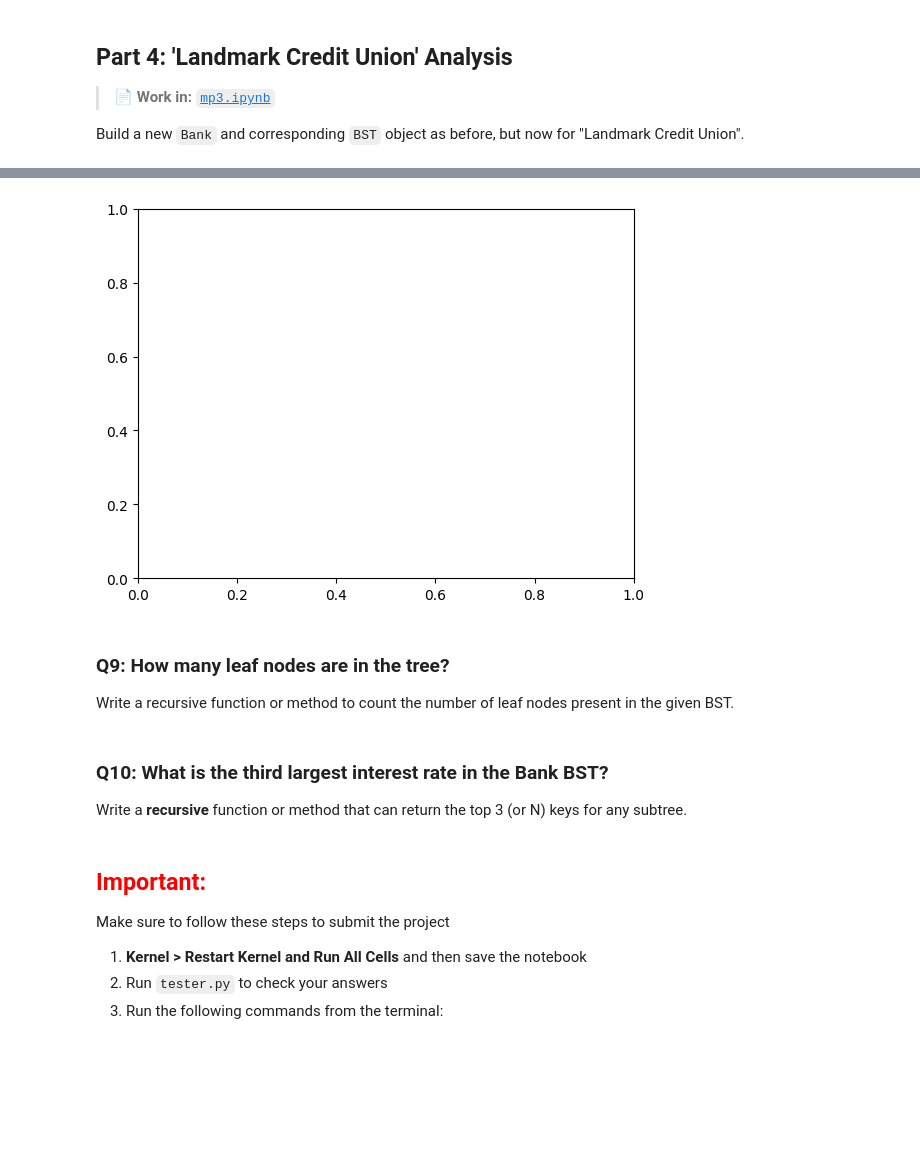
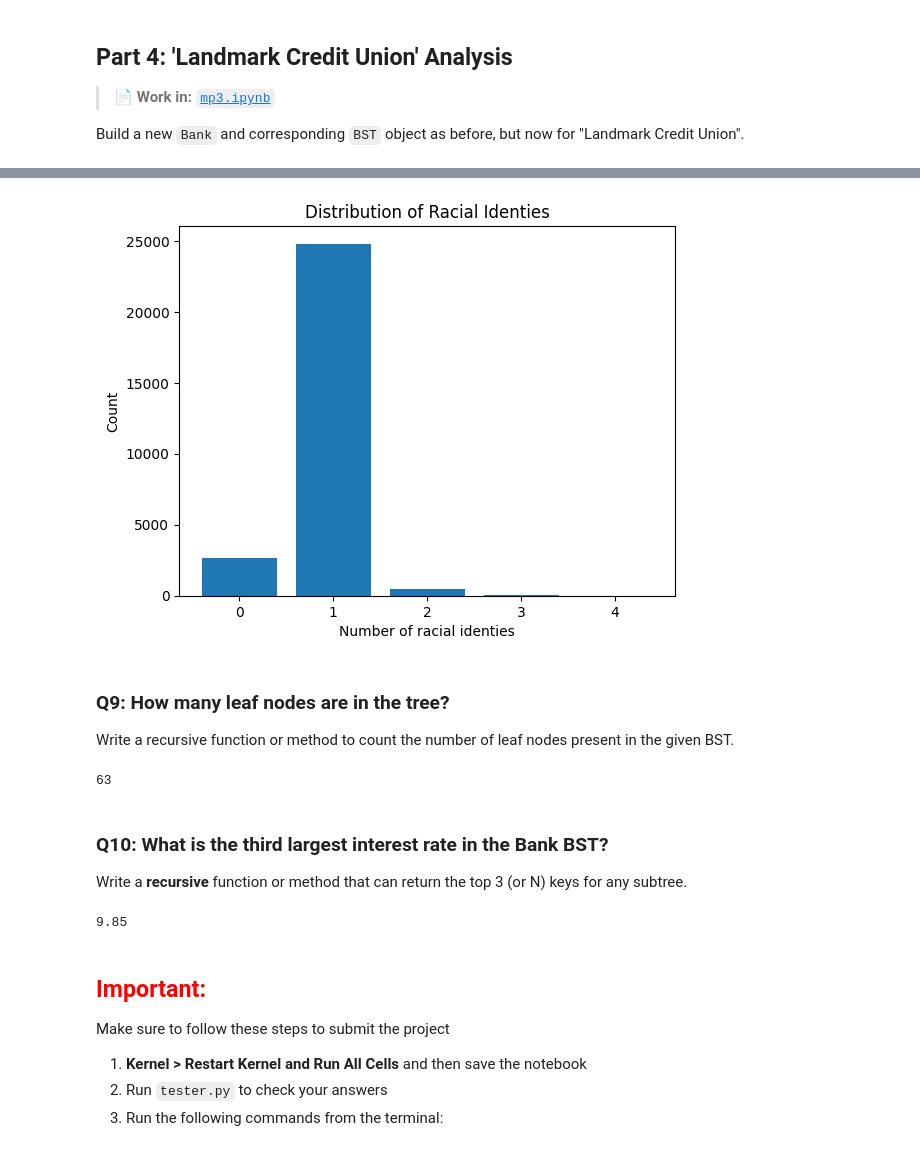
Before and after one commit to AyushPatra2006/MP3, a Jupyter notebook: projects/mp3/mp3.ipynb, the cells around one changed output, grey strips where cells are left out. Cells and saved outputs as stored; diff of their text form; code cells hidden in the pictures; blank space fills up the shorter version.

```diff
--- a/projects/mp3/mp3.ipynb
+++ b/projects/mp3/mp3.ipynb
@@ -446,32 +446,51 @@ corresponding values should be as follows:
 # %%
 #Q8
 
 # ADD CODE HERE
+from collections import Counter
 
+race_count_distribution = Counter()
+
+for loan in lcu:
+    for applicant in loan.applicants:
+        num_races = len(applicant.race)
+        race_count_distribution[num_races] += 1
+
+x_vals = sorted(race_count_distribution.keys())
+y_vals = [race_count_distribution[x] for x in x_vals]
 fig, ax = plt.subplots()
-
+ax.bar(x_vals,y_vals)
+ax.set_xlabel("Number of racial identies")
+ax.set_ylabel("Count")
+ax.set_title("Distribution of Racial Identies")
 # PLOT HERE
 
 # IMPORTANT -- Do not remove --
 with open("Q8.pkl", "wb") as f:
     pickle.dump(fig, f)
 
 plt.show()
 plt.close(fig)
 # %% [output]
-[figure, old version]
+[figure, new version]
 # %% [markdown]
 ### Q9: How many leaf nodes are in the tree?
 
 Write a recursive function or method to count the number of leaf nodes present in the given BST.
 # %%
 #Q9
+lcu_tree.count_leaf_nodes()
+# %% [output]
+63
 # %% [markdown]
 ### Q10: What is the third largest interest rate in the Bank BST?
 
 Write a **recursive** function or method that can return the top 3 (or N) keys for any subtree.
 # %%
 #Q10
+lcu_tree.top_n_keys(3)[2]
+# %% [output]
+9.85
 # %% [markdown]
 ## <span style="color:red">Important:</span>
 Make sure to follow these steps to submit the project
```
Also changed, not shown: parts of 2 cells of this notebook, 6 other files.
